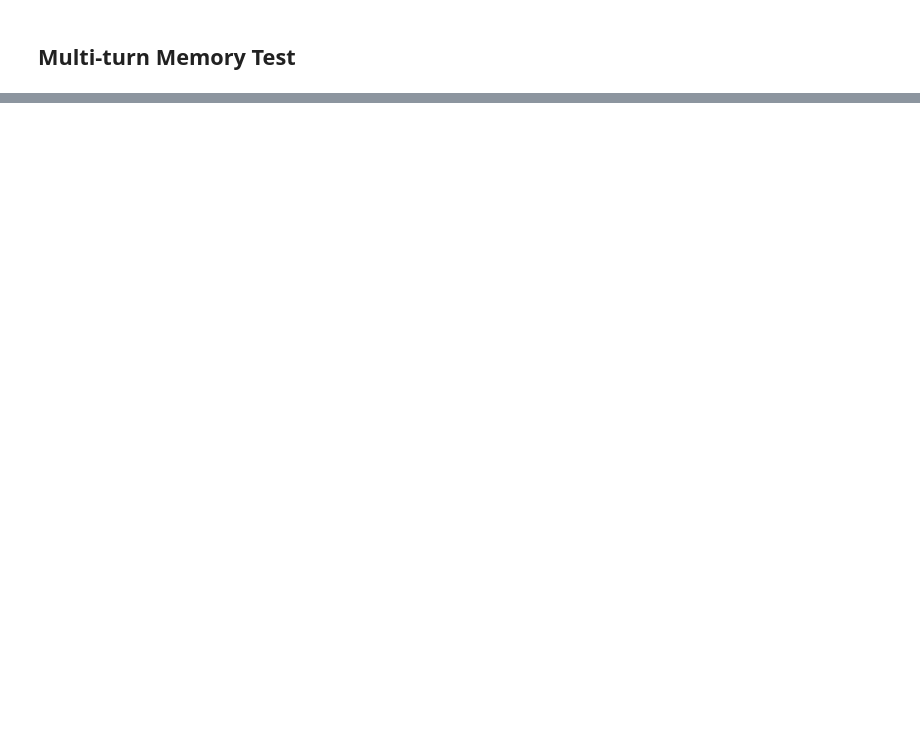
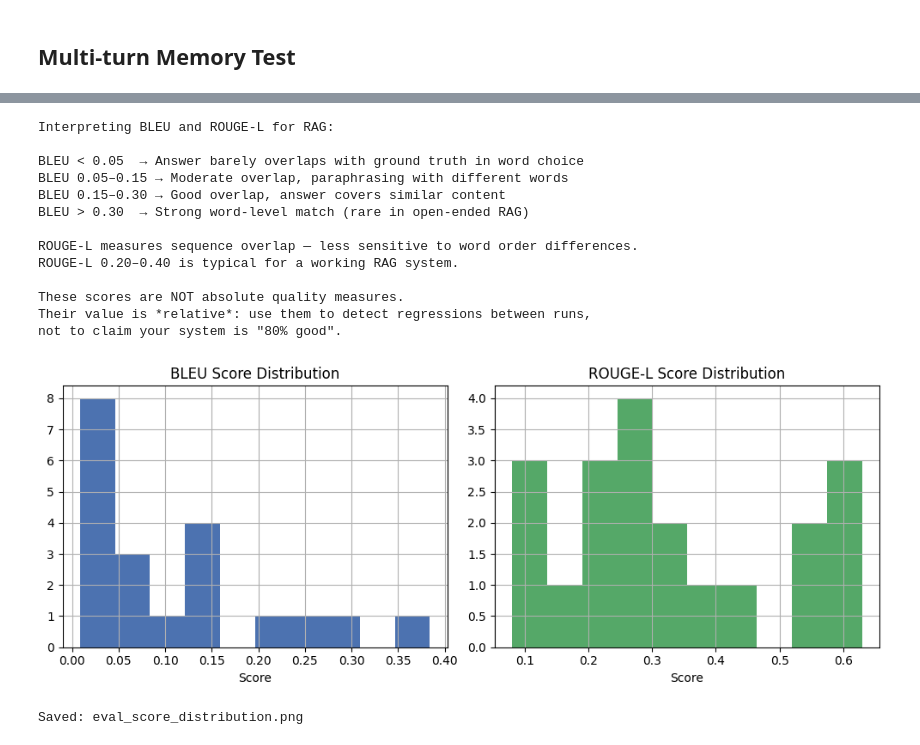
Before and after one commit to kcprakash24/agentic_rag_w_eval_and_human_feedback_L3, a Jupyter notebook: notebooks/agentic_rag.ipynb, the cells around one changed output, grey strips where cells are left out. Cells and saved outputs as stored; diff of their text form; code cells hidden in the pictures; blank space fills up the shorter version.

```diff
--- a/notebooks/agentic_rag.ipynb
+++ b/notebooks/agentic_rag.ipynb
@@ -709,0 +894,20 @@ Key aspects related to attention heads include:
+# %%
+# Read results back from Postgres and inspect
+import psycopg2
+import pandas as pd
+from agentic_rag.config import get_settings
+
+settings = get_settings()
+conn = psycopg2.connect(settings.postgres_url)
+
+df = pd.read_sql("""
+    SELECT question, bleu_score, rouge_score, dataset_run, created_at
+    FROM eval_results
+    ORDER BY created_at DESC
+    LIMIT 25
+""", conn)
+conn.close()
+
+print(df.to_string(index=False))
+print(f"\nAvg BLEU:    {df['bleu_score'].mean():.4f}")
+print(f"Avg ROUGE-L: {df['rouge_score'].mean():.4f}")
@@ -709,0 +932,56 @@ Key aspects related to attention heads include:
+# %%
+# Cell 9 — Score distribution (what to look for)
+# 📚 Concept: interpreting your scores
+
+print("""
+Interpreting BLEU and ROUGE-L for RAG:
+
+BLEU < 0.05  → Answer barely overlaps with ground truth in word choice
+BLEU 0.05–0.15 → Moderate overlap, paraphrasing with different words
+BLEU 0.15–0.30 → Good overlap, answer covers similar content
+BLEU > 0.30  → Strong word-level match (rare in open-ended RAG)
+
+ROUGE-L measures sequence overlap — less sensitive to word order differences.
+ROUGE-L 0.20–0.40 is typical for a working RAG system.
+
+These scores are NOT absolute quality measures.
+Their value is *relative*: use them to detect regressions between runs,
+not to claim your system is "80% good".
+""")
+
+import matplotlib.pyplot as plt
+
+# Plot score distributions across the eval run
+conn = psycopg2.connect(settings.postgres_url)
+df_plot = pd.read_sql("SELECT bleu_score, rouge_score FROM eval_results ORDER BY created_at DESC LIMIT 20", conn)
+conn.close()
+
+fig, axes = plt.subplots(1, 2, figsize=(10, 4))
+df_plot["bleu_score"].hist(ax=axes[0], bins=10, color="#4C72B0")
+axes[0].set_title("BLEU Score Distribution")
+axes[0].set_xlabel("Score")
+
+df_plot["rouge_score"].hist(ax=axes[1], bins=10, color="#55A868")
+axes[1].set_title("ROUGE-L Score Distribution")
+axes[1].set_xlabel("Score")
+
+plt.tight_layout()
+plt.savefig("eval_score_distribution.png", dpi=100)
+plt.show()
+print("Saved: eval_score_distribution.png")
+# %% [output]
+Interpreting BLEU and ROUGE-L for RAG:
+
+BLEU < 0.05  → Answer barely overlaps with ground truth in word choice
+BLEU 0.05–0.15 → Moderate overlap, paraphrasing with different words
+BLEU 0.15–0.30 → Good overlap, answer covers similar content
+BLEU > 0.30  → Strong word-level match (rare in open-ended RAG)
+
+ROUGE-L measures sequence overlap — less sensitive to word order differences.
+ROUGE-L 0.20–0.40 is typical for a working RAG system.
+
+These scores are NOT absolute quality measures.
+Their value is *relative*: use them to detect regressions between runs,
+not to claim your system is "80% good".
+[figure, added]
+Saved: eval_score_distribution.png
```
Also changed, not shown: parts of 19 cells of this notebook, 9 other files.
